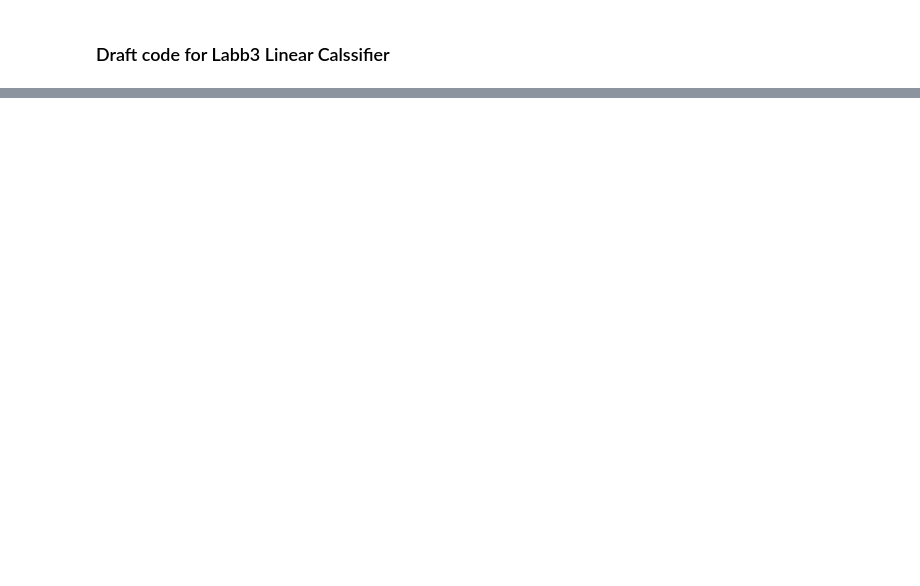
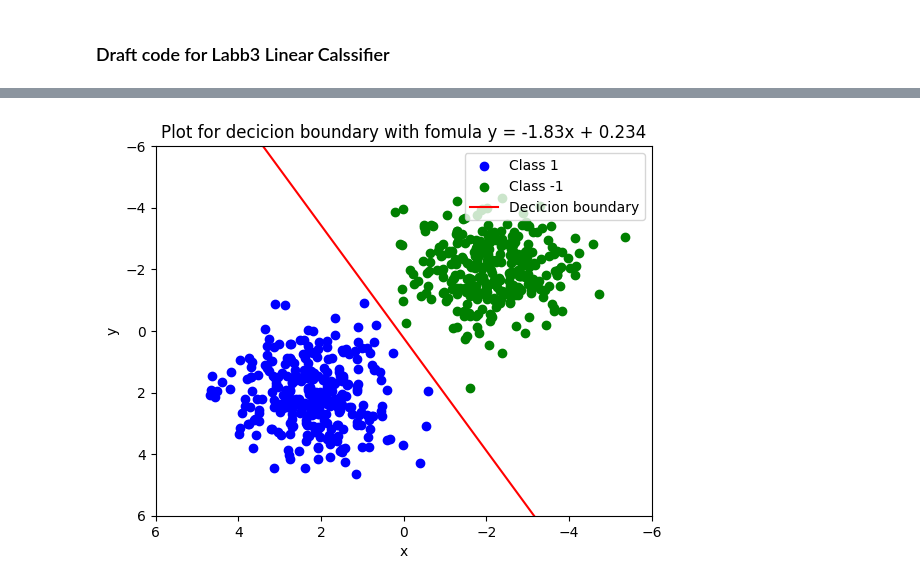
Before and after one commit to HanFredriksson/Python-programing-Hannes-Fredriksson, a Jupyter notebook: Labs/Drafts/Labb3-linear-classifier.ipynb, the cells around one changed output, grey strips where cells are left out. Drawn from its saved outputs; the diff is of its cells as text; code cells hidden in the pictures; blank space fills up the shorter version.

```diff
--- a/Labs/Drafts/Labb3-linear-classifier.ipynb
+++ b/Labs/Drafts/Labb3-linear-classifier.ipynb
@@ -20,0 +23,70 @@ plt.show()
+# %%
+import matplotlib.pyplot as plt
+import numpy as np
+
+class LineClassfier:
+    def __init__(self, data, k=-1.83, m=0.234):
+        self.k = k
+        self.m = m
+        self.unlabled_data = data
+        self.labled_data = []
+
+    def classifier(self):
+        # Classifies after wich formula given for the boundary line, y > or < kx + m
+        for x, y in self.unlabled_data:
+            if y > self.k * x + self.m:
+                self.labled_data.append((x, y, 1))
+            else:
+                self.labled_data.append((x, y, -1))
+
+        return self.labled_data
+
+
+    def make_data_file(self):
+        # Creats a file with label data
+        with open ("../Labs/Data/labelled_data.csv", "w") as lable_data_w:
+            lable_data_w.write("Lable data list\n")
+            lable_data_w.write("---------------------------------------------------\n")
+            for line in self.labled_data:
+                lable_data_w.write(f"|{line[0]:<20} | {line[1]:<20} | {line[2]:<2} |\n")
+                lable_data_w.write("---------------------------------------------------\n")
+
+
+
+    def plot(self):
+        # Split the labeled data into two classes based on the label
+        class_1 = [(point[0], point[1]) for point in self.labled_data if point[2] == 1]
+        class_0 = [(point[0], point[1]) for point in self.labled_data if point[2] == -1]
+
+        # Scatter plot for each class
+        plt.scatter(*zip(*class_1), label="Class 1", color='blue')
+        plt.scatter(*zip(*class_0), label="Class -1", color='green')
+
+        # Gives the x value for plotting the decicion boundary
+        decicion_x = np.linspace(min(point[0] for point in self.labled_data), max(point[0] for point in self.labled_data), 100)
+
+        # y = kx + m
+        decicion_y = self.k * decicion_x + self.m
+
+        plt.plot(decicion_x, decicion_y, color="red", label= "Decicion boundary")
+        plt.xlim(6, -6)
+        plt.ylim(6, -6)
+        plt.legend()
+        plt.xlabel("x")
+        plt.ylabel("y")
+        plt.title(f"Plot for decicion boundary with fomula y = {self.k}x + {self.m}")
+
+        return plt.show()
+
+    if __name__ == "__main__":
+
+        with open ("../Labs/Data/unlabelled_data.csv", "r") as unlable_data_r:
+            data =[point.strip().split(",") for point in unlable_data_r.readlines()]
+            data = [[float(point) for point in points] for points in data]
+
+        my_line = LineClassfier(data)
+        my_line.classifier()
+        my_line.make_data_file()
+        my_line.plot()
+# %% [output]
+[figure, added]
```
Also changed, not shown: parts of 1 cell of this notebook, 4 other files.
